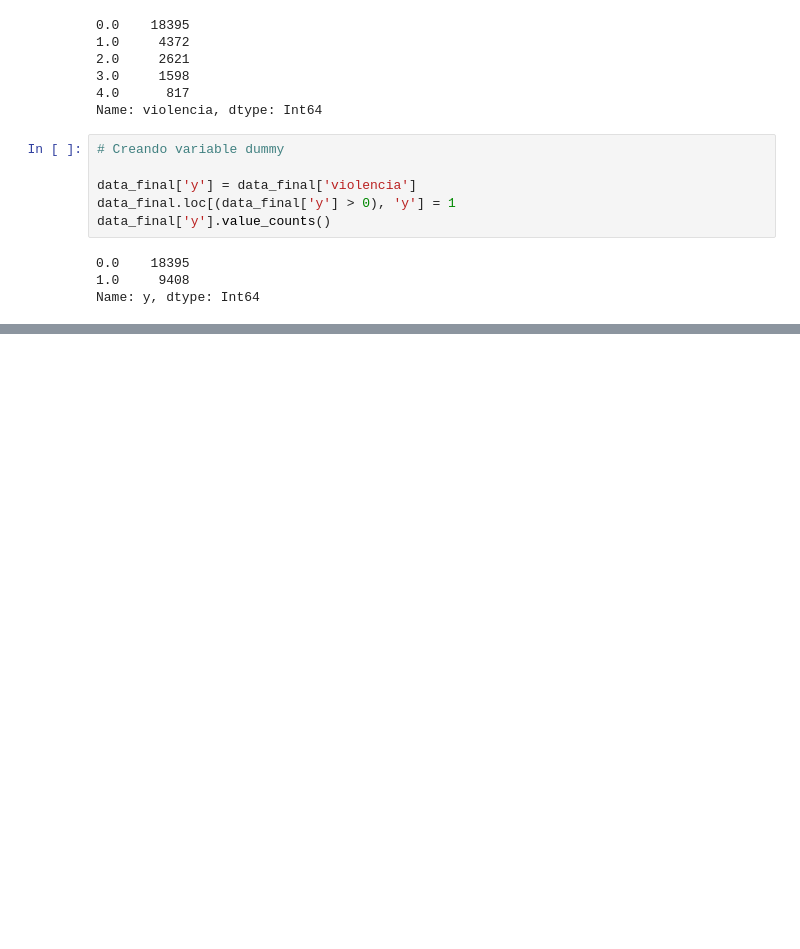
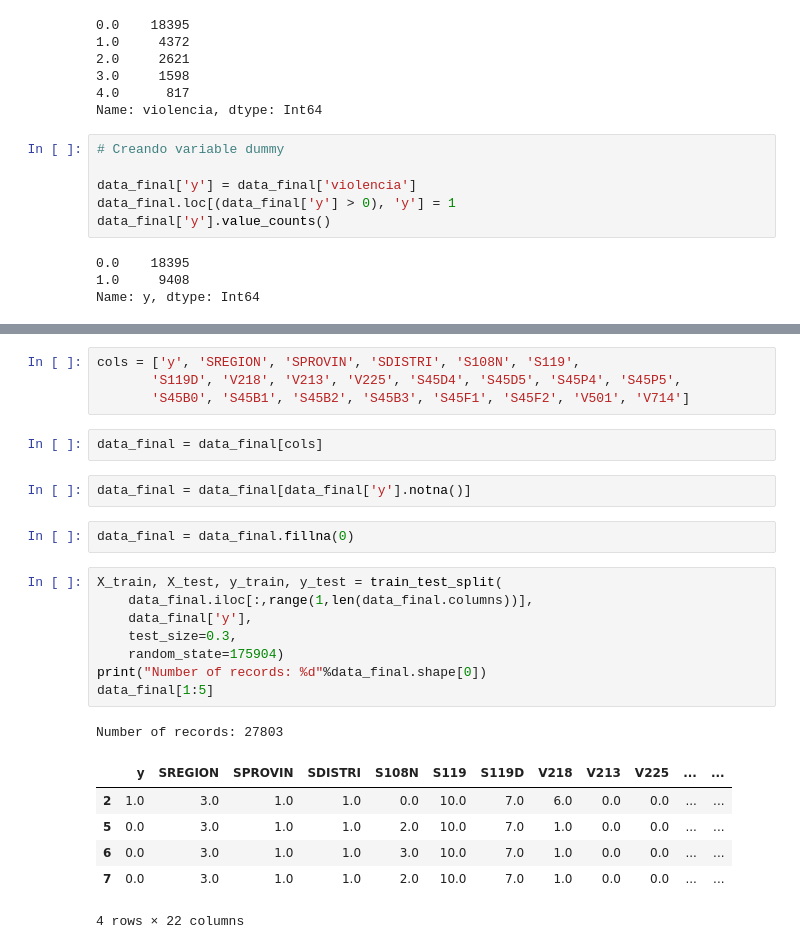
Before and after one commit to SandraMartinezGutierrez/trabajo_final, a Jupyter notebook: trabajo.ipynb, the cells around one changed output, grey strips where cells are left out. Cells and saved outputs as stored; diff of their text form; blank space fills up the shorter version.

```diff
--- a/trabajo.ipynb
+++ b/trabajo.ipynb
@@ -208,0 +255,26 @@ Name: y, dtype: Int64
+# %%
+cols = ['y', 'SREGION', 'SPROVIN', 'SDISTRI', 'S108N', 'S119',
+       'S119D', 'V218', 'V213', 'V225', 'S45D4', 'S45D5', 'S45P4', 'S45P5',
+       'S45B0', 'S45B1', 'S45B2', 'S45B3', 'S45F1', 'S45F2', 'V501', 'V714']
+# %%
+data_final = data_final[cols]
+# %%
+data_final = data_final[data_final['y'].notna()]
+# %%
+data_final = data_final.fillna(0)
+# %%
+X_train, X_test, y_train, y_test = train_test_split(
+    data_final.iloc[:,range(1,len(data_final.columns))],
+    data_final['y'],
+    test_size=0.3,
+    random_state=175904)
+print("Number of records: %d"%data_final.shape[0])
+data_final[1:5]
+# %% [output]
+Number of records: 27803
+|  | y | SREGION | SPROVIN | SDISTRI | S108N | S119 | S119D | V218 | V213 | V225 | ... | ... |
+| 2 | 1.0 | 3.0 | 1.0 | 1.0 | 0.0 | 10.0 | 7.0 | 6.0 | 0.0 | 0.0 | ... | ... |
+| 5 | 0.0 | 3.0 | 1.0 | 1.0 | 2.0 | 10.0 | 7.0 | 1.0 | 0.0 | 0.0 | ... | ... |
+| 6 | 0.0 | 3.0 | 1.0 | 1.0 | 3.0 | 10.0 | 7.0 | 1.0 | 0.0 | 0.0 | ... | ... |
+| 7 | 0.0 | 3.0 | 1.0 | 1.0 | 2.0 | 10.0 | 7.0 | 1.0 | 0.0 | 0.0 | ... | ... |
+4 rows × 22 columns
```
Also changed, not shown: parts of 27 cells of this notebook.
